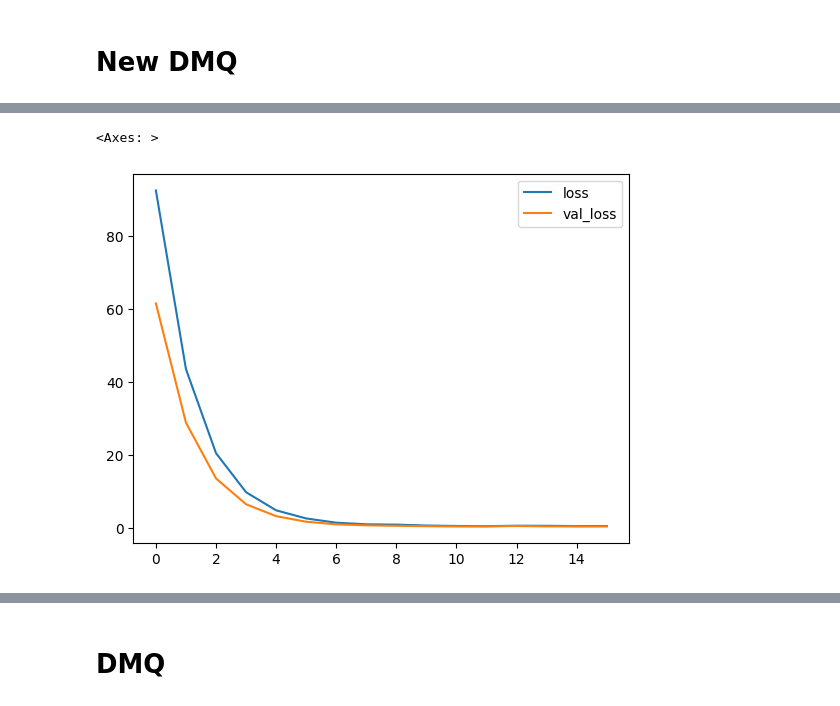
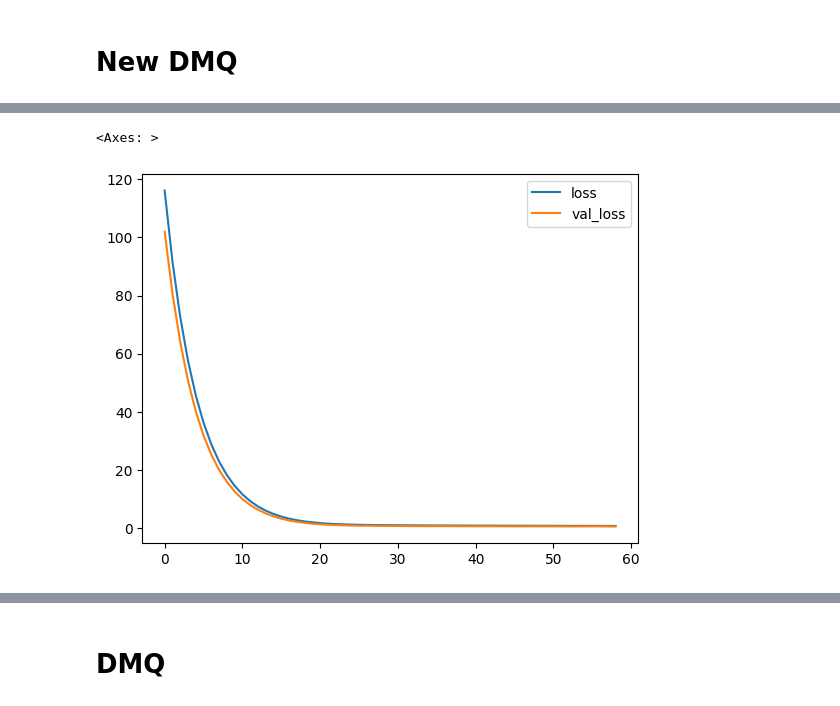
Before and after one commit to rproner1/MacroAtRisk, a Jupyter notebook: tuning.ipynb, the cells around one changed output, grey strips where cells are left out. Saved outputs shown, nothing was run; the diff lists cells and outputs as text; code cells hidden in the pictures.

```diff
--- a/tuning.ipynb
+++ b/tuning.ipynb
@@ -380,15 +380,14 @@ builder_params = {
     'n_shared_nodes':32,
     'n_task_nodes': 32,
     'initializer': 'he_normal',
-    'lower_quantiles': None,
-    'upper_quantiles': None,
+    'quantiles': QUANTILES,
     'loss_weights':  None,
     'bias_initializers':  None,
-    'space_quantiles': True
+    'space_quantiles': False
 }
 
 hps = {
-    'lr': 1e-3,
+    'lr': 3e-4,
     'l2': 0.1
 }
 
@@ -402,7 +401,7 @@ model = build_dmq(
 
 early_stopping = EarlyStopping(
     monitor='val_loss',
-    min_delta=1e-4,
+    min_delta=1e-2,
     patience=5,
     restore_best_weights=True
 )
@@ -442,5 +441,5 @@ Epoch 16/200
 <Axes: >
-[figure, old version]
+[figure, new version]
 # %%
 y_pred = model.predict(X_train_rnn)
 plot_and_evaluate_train_predictions(
```
Also changed, not shown: parts of 3 cells of this notebook.
